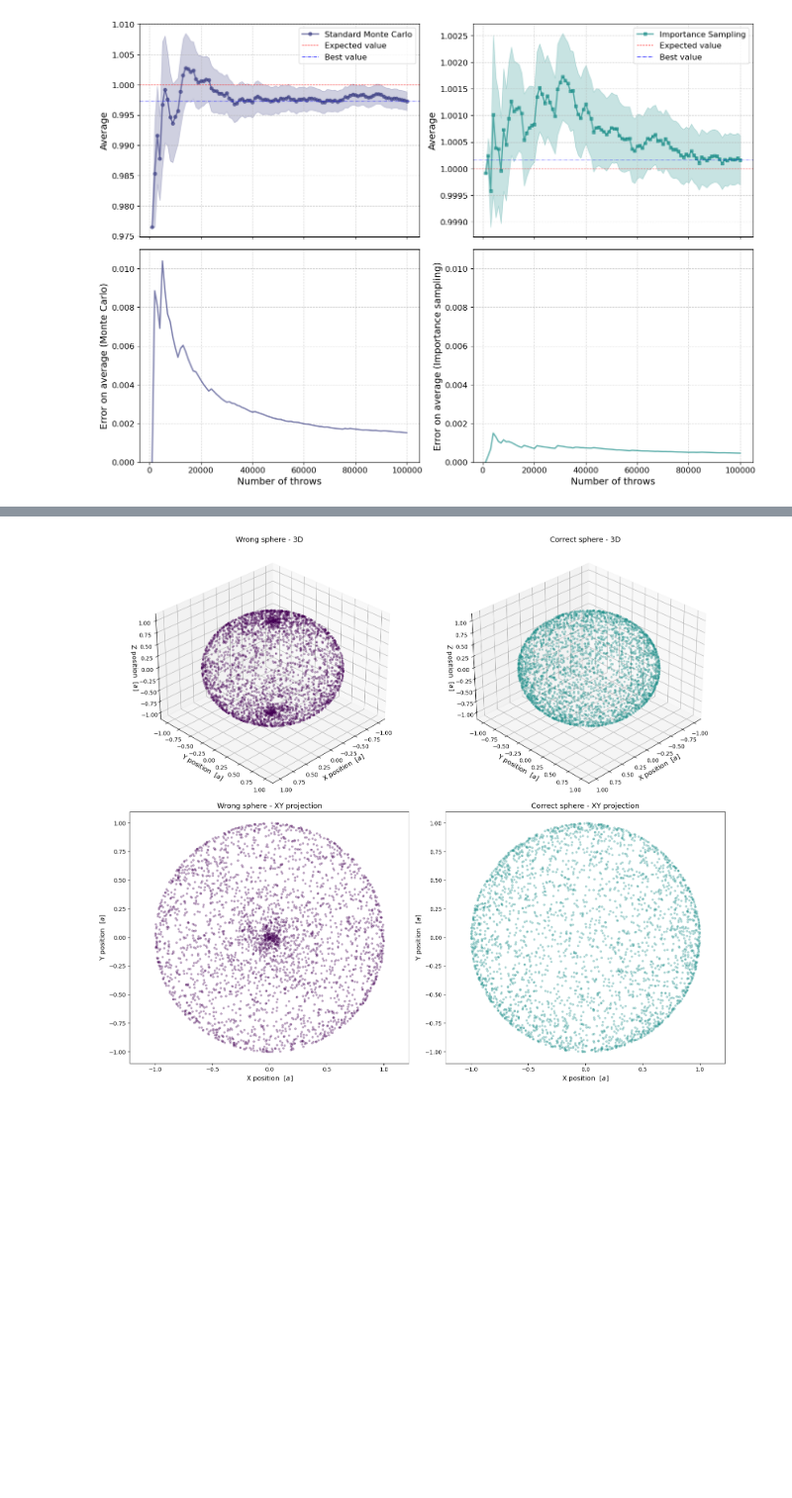
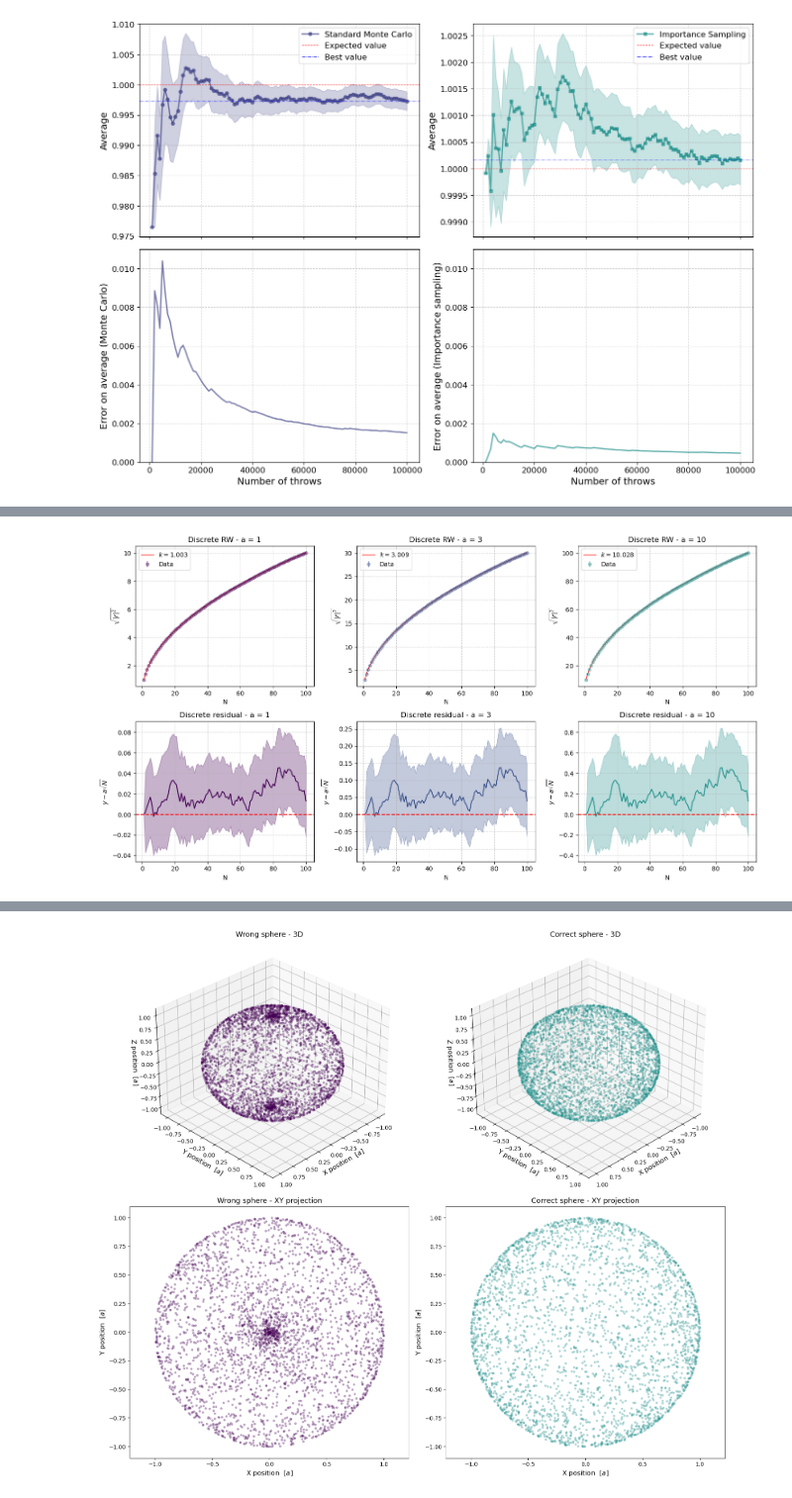
Before and after one commit to SMDP02/Numerical-Simulation---AA-2024-2025, a Jupyter notebook: Lect_2/DiPaolo_Lecture_2.ipynb, the cells around one changed output, grey strips where cells are left out. Shown at 99% size. Saved outputs shown, nothing was run; the diff lists cells and outputs as text; code cells hidden in the pictures; blank space fills up the shorter version.

```diff
--- a/Lect_2/DiPaolo_Lecture_2.ipynb
+++ b/Lect_2/DiPaolo_Lecture_2.ipynb
@@ -126,0 +183,54 @@ plt.show()
+# %%
+def fit_func(x, k):
+    return k * np.sqrt(x)
+
+viridis = plt.cm.viridis(np.linspace(0, 1, 5))
+
+files_discrete = [
+    "Exercise_2_2/output_RW_discrete_1.000000.data",
+    "Exercise_2_2/output_RW_discrete_3.000000.data",
+    "Exercise_2_2/output_RW_discrete_10.000000.data"
+]
+
+labels_a = ['a = 1', 'a = 3', 'a = 10']
+a_values = [1, 3, 10]
+
+fig, axes = plt.subplots(2, 3, figsize=(15, 8))
+plt.subplots_adjust(hspace=0.35)
+
+for i in range(3):
+
+    x_d, y_d, err_d = np.loadtxt(files_discrete[i], usecols=(0, 1, 2),
+                                delimiter='\t', unpack=True)
+
+    popt_d, _ = curve_fit(fit_func, x_d[1:], y_d[1:], sigma=err_d[1:], absolute_sigma=True)
+
+    ax = axes[0, i]
+    ax.errorbar(x_d, y_d, yerr=err_d, fmt='o', markersize=5,
+                color=viridis[i], alpha=0.4, label='Data')
+    ax.plot(x_d, fit_func(x_d, *popt_d), 'r-', linewidth=1,
+            label=rf'$k={popt_d[0]:.3f}$')
+    ax.set_title(f'Discrete RW - {labels_a[i]}')
+    ax.set_xlabel('N')
+    ax.set_ylabel(r'$\sqrt{|r|^2}$')
+    ax.grid(True, linestyle='--', alpha=0.6)
+    ax.legend()
+
+    res_d = y_d - a_values[i] * np.sqrt(x_d)
+    ax = axes[1, i]
+    ax.plot(x_d, res_d, color=viridis[i])
+    ax.fill_between(x_d,
+                    res_d - err_d,
+                    res_d + err_d,
+                    color=viridis[i],
+                    alpha=0.3)
+    ax.axhline(0, color='red', linestyle='--')
+    ax.set_title(f'Discrete residual - {labels_a[i]}')
+    ax.set_xlabel('N')
+    ax.set_ylabel(r'$y - a\sqrt{N}$')
+    ax.grid(True, linestyle='--', alpha=0.6)
+
+plt.tight_layout()
+plt.show()
+# %% [output]
+[figure, added]
```
Also changed, not shown: parts of 7 cells of this notebook.
